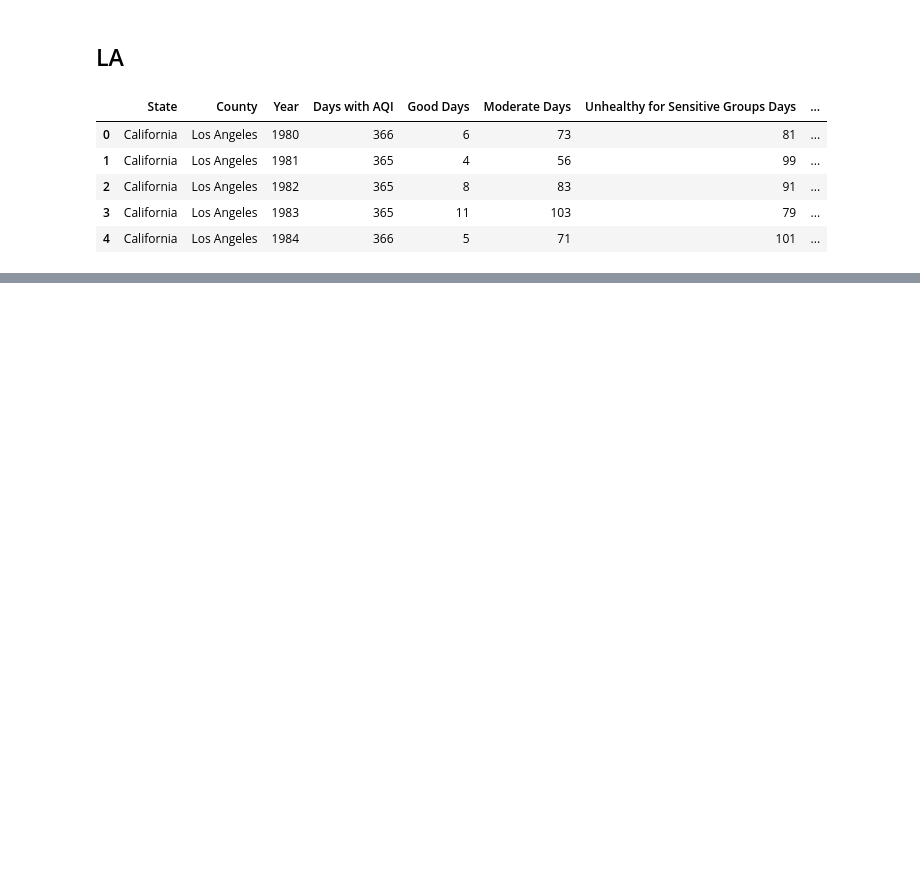
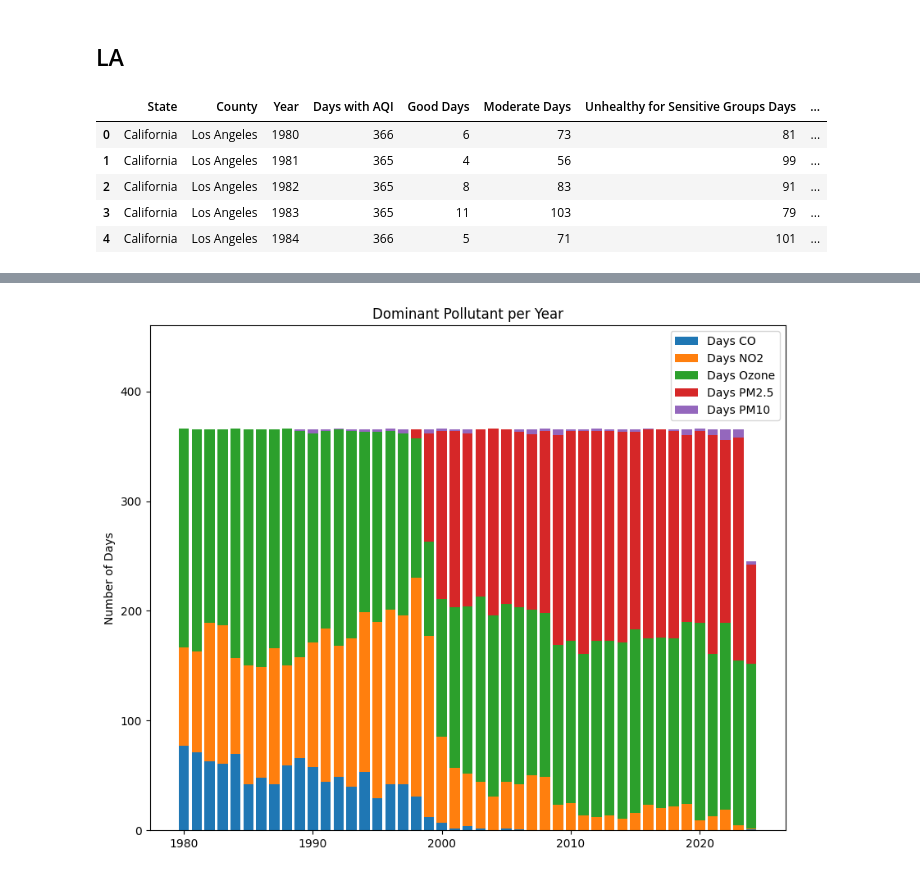
Before and after one commit to ivanrff/AQI-by-EPA, a Jupyter notebook: US_EPA_AQI.ipynb, the cells around one changed output, grey strips where cells are left out. Saved outputs shown, nothing was run; the diff lists cells and outputs as text; code cells hidden in the pictures; blank space fills up the shorter version.

```diff
--- a/US_EPA_AQI.ipynb
+++ b/US_EPA_AQI.ipynb
@@ -585,0 +597,18 @@ plt.show()
+# %%
+pollutant_days = ['Days CO', 'Days NO2', 'Days Ozone', 'Days PM2.5', 'Days PM10']
+
+plt.figure(figsize=(10, 8))
+
+plt.bar(LA_aqi['Year'], LA_aqi['Days CO'], label='Days CO')
+plt.bar(LA_aqi['Year'], LA_aqi['Days NO2'], bottom=LA_aqi['Days CO'], label='Days NO2')
+plt.bar(LA_aqi['Year'], LA_aqi['Days Ozone'], bottom=(LA_aqi['Days CO']+LA_aqi['Days NO2']), label='Days Ozone')
+plt.bar(LA_aqi['Year'], LA_aqi['Days PM2.5'], bottom=(LA_aqi['Days CO']+LA_aqi['Days NO2']+LA_aqi['Days Ozone']), label='Days PM2.5')
+plt.bar(LA_aqi['Year'], LA_aqi['Days PM10'], bottom=(LA_aqi['Days CO']+LA_aqi['Days NO2']+LA_aqi['Days Ozone']+LA_aqi['Days PM2.5']), label='Days PM10')
+
+plt.ylabel('Number of Days')
+plt.title('Dominant Pollutant per Year')
+plt.legend()
+plt.ylim(0, 460)  # Define o limite superior do eixo y
+plt.show()
+# %% [output]
+[figure, added]
```
Also changed, not shown: parts of 8 cells of this notebook.
